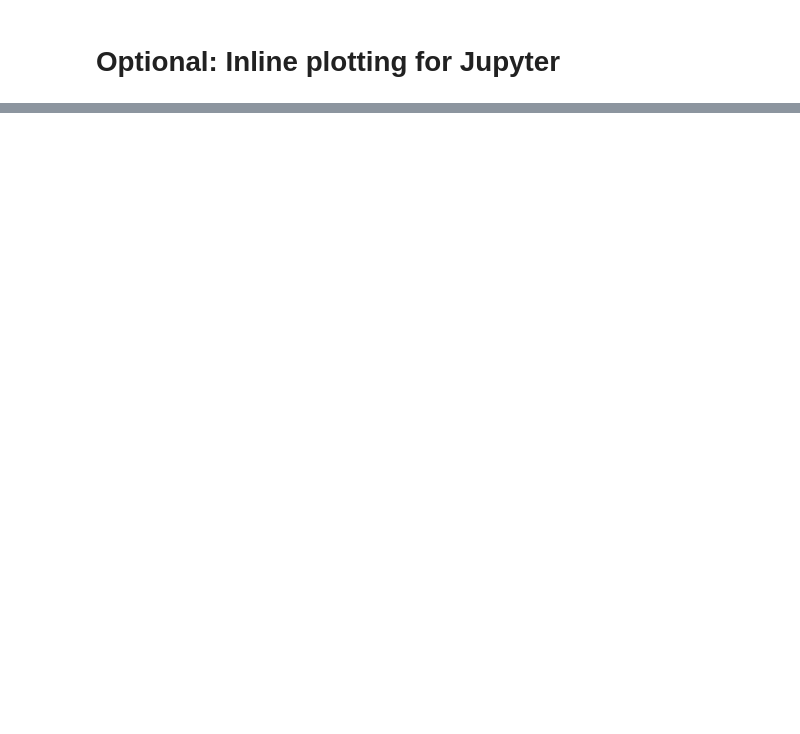
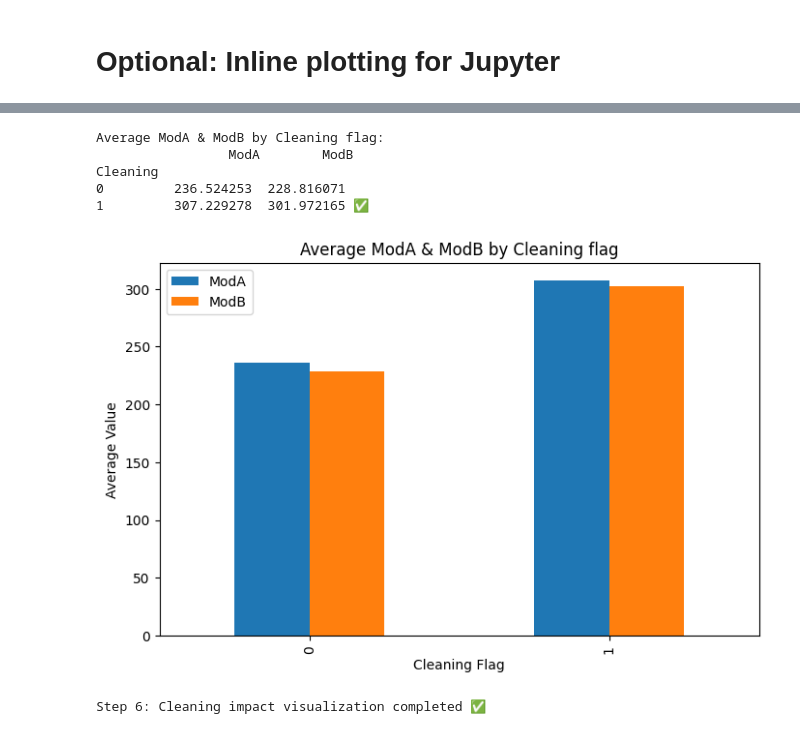
Before and after one commit to kaleb-menbere/solar-challenge-week0, a Jupyter notebook: notebooks/benin_eda.ipynb, the cells around one changed output, grey strips where cells are left out. Drawn from its saved outputs; the diff is of its cells as text; code cells hidden in the pictures; blank space fills up the shorter version.

```diff
--- a/notebooks/benin_eda.ipynb
+++ b/notebooks/benin_eda.ipynb
@@ -124,2 +31,0 @@ dtype: int64
-# %%
-df[numeric_cols] = df[numeric_cols].fillna(df[numeric_cols].median())
@@ -196,0 +123,3 @@ plt.show()
+# %%
+cols_no_neg = ['GHI', 'DNI', 'DHI', 'ModA', 'ModB', 'WS', 'WSgust']
+print("Step 4a: Columns where negative values are not possible identified ✅")
@@ -196,0 +130,5 @@ plt.show()
+# %%
+for col in cols_no_neg:
+    negative_count = (df[col] < 0).sum()
+    df.loc[df[col] < 0, col] = np.nan
+    print(f"{col}: {negative_count} negative values set to NaN ✅")
@@ -196,0 +157,16 @@ plt.show()
+# %%
+
+numeric_cols = df.select_dtypes(include=[np.number]).columns.tolist()
+# Exclude 'Comments' if it's numeric (it has 100% NaN)
+numeric_cols = [col for col in numeric_cols if col != 'Comments']
+
+for col in numeric_cols:
+    missing_before = df[col].isna().sum()
+    median_val = df[col].median()
+    df[col].fillna(median_val, inplace=True)
+    missing_after = df[col].isna().sum()
+    print(f"{col}: {missing_before} missing values filled with median ({median_val}) ✅ Remaining missing: {missing_after}")
+
+# Check remaining missing values in numeric columns
+remaining_missing = df[numeric_cols].isna().sum().sum()
+print(f"Step 5: Missing numeric values imputed. Total remaining missing: {remaining_missing} ✅")
@@ -196,0 +195,21 @@ plt.show()
+# %%
+
+# Group by 'Cleaning' flag
+cleaning_group = df.groupby('Cleaning')[['ModA','ModB']].mean()
+print("Average ModA & ModB by Cleaning flag:\n", cleaning_group, "✅")
+
+# Plot average ModA & ModB by Cleaning flag
+cleaning_group.plot(kind='bar', figsize=(8,5))
+plt.title("Average ModA & ModB by Cleaning flag")
+plt.ylabel("Average Value")
+plt.xlabel("Cleaning Flag")
+plt.show()
+print("Step 6: Cleaning impact visualization completed ✅")
+# %% [output]
+Average ModA & ModB by Cleaning flag:
+                 ModA        ModB
+Cleaning
+0         236.524253  228.816071
+1         307.229278  301.972165 ✅
+[figure, added]
+Step 6: Cleaning impact visualization completed ✅
```
Also changed, not shown: parts of 86 cells of this notebook, 7 other files.
